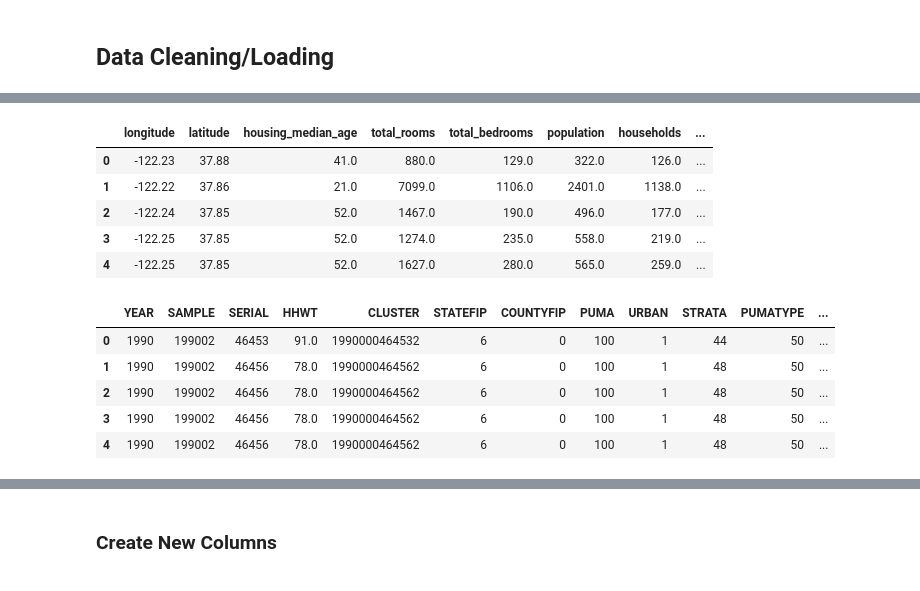
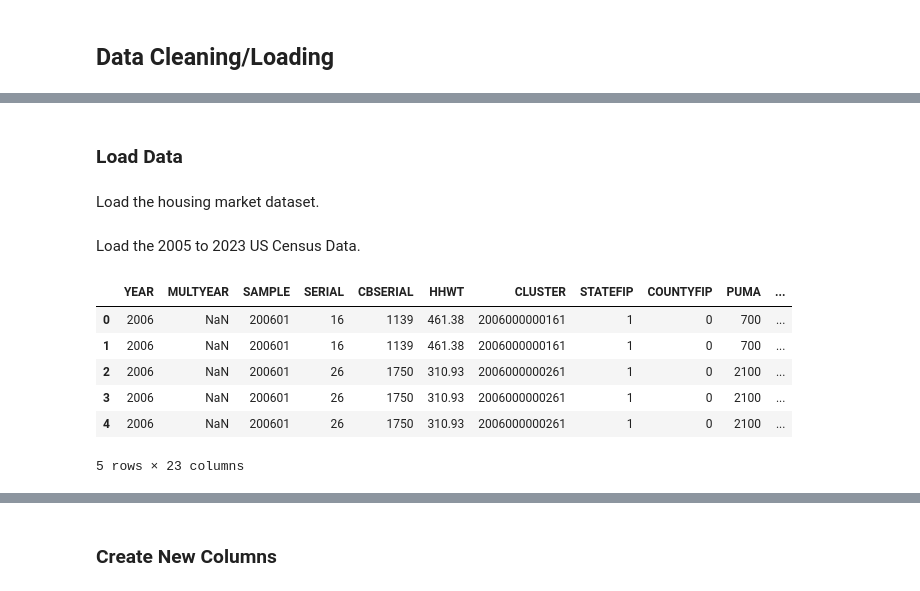
Before and after one commit to ECO225-W2025/eco225-project-code-DianaShen1224, a Jupyter notebook: Code/codebook.ipynb, the cells around one changed output, grey strips where cells are left out. Drawn from its saved outputs; the diff is of its cells as text; code cells hidden in the pictures.

Commit message:
update project code

```diff
--- a/Code/codebook.ipynb
+++ b/Code/codebook.ipynb
@@ -37,27 +52,25 @@ import warnings
 warnings.filterwarnings("ignore")
-# %%
-pd.set_option("display.max_columns", None)
+# %% [markdown]
+### Load Data
+# %% [markdown]
+Load the housing market dataset.
 # %%
-file_path = "/Users/shenxiner1/Downloads/ECO225/ECO225 Project/Data/housing.csv"
+file_path = "https://files.zillowstatic.com/research/public_csvs/\
+zhvi/County_zhvi_uc_sfrcondo_tier_0.33_0.67_sm_sa_month.csv?t=1738696833"
 hp = pd.read_csv(file_path)
-hp = pd.DataFrame(hp)
-hp.head()
-# %% [output]
-|  | longitude | latitude | housing_median_age | total_rooms | total_bedrooms | population | households | ... |
-| 0 | -122.23 | 37.88 | 41.0 | 880.0 | 129.0 | 322.0 | 126.0 | ... |
-| 1 | -122.22 | 37.86 | 21.0 | 7099.0 | 1106.0 | 2401.0 | 1138.0 | ... |
-| 2 | -122.24 | 37.85 | 52.0 | 1467.0 | 190.0 | 496.0 | 177.0 | ... |
-| 3 | -122.25 | 37.85 | 52.0 | 1274.0 | 235.0 | 558.0 | 219.0 | ... |
-| 4 | -122.25 | 37.85 | 52.0 | 1627.0 | 280.0 | 565.0 | 259.0 | ... |
+# %% [markdown]
+Load the 2005 to 2023 US Census Data.
 # %%
-file_path = "/Users/shenxiner1/Downloads/ECO225/ECO225 Project/Data/usa_00020.csv.gz"
+file_path = "/Users/shenxiner1/Downloads/ECO225/ECO225 \
+Project/Data/usa_00024.csv.gz"
 census_data = pd.read_csv(file_path, compression='gzip')
 census_data = pd.DataFrame(census_data)
 census_data.head()
 # %% [output]
-|  | YEAR | SAMPLE | SERIAL | HHWT | CLUSTER | STATEFIP | COUNTYFIP | PUMA | URBAN | STRATA | PUMATYPE | ... |
-| 0 | 1990 | 199002 | 46453 | 91.0 | 1990000464532 | 6 | 0 | 100 | 1 | 44 | 50 | ... |
-| 1 | 1990 | 199002 | 46456 | 78.0 | 1990000464562 | 6 | 0 | 100 | 1 | 48 | 50 | ... |
-| 2 | 1990 | 199002 | 46456 | 78.0 | 1990000464562 | 6 | 0 | 100 | 1 | 48 | 50 | ... |
-| 3 | 1990 | 199002 | 46456 | 78.0 | 1990000464562 | 6 | 0 | 100 | 1 | 48 | 50 | ... |
-| 4 | 1990 | 199002 | 46456 | 78.0 | 1990000464562 | 6 | 0 | 100 | 1 | 48 | 50 | ... |
+|  | YEAR | MULTYEAR | SAMPLE | SERIAL | CBSERIAL | HHWT | CLUSTER | STATEFIP | COUNTYFIP | PUMA | ... |
+| 0 | 2006 | NaN | 200601 | 16 | 1139 | 461.38 | 2006000000161 | 1 | 0 | 700 | ... |
+| 1 | 2006 | NaN | 200601 | 16 | 1139 | 461.38 | 2006000000161 | 1 | 0 | 700 | ... |
+| 2 | 2006 | NaN | 200601 | 26 | 1750 | 310.93 | 2006000000261 | 1 | 0 | 2100 | ... |
+| 3 | 2006 | NaN | 200601 | 26 | 1750 | 310.93 | 2006000000261 | 1 | 0 | 2100 | ... |
+| 4 | 2006 | NaN | 200601 | 26 | 1750 | 310.93 | 2006000000261 | 1 | 0 | 2100 | ... |
+5 rows × 23 columns
```
Also changed, not shown: parts of 99 cells of this notebook.
